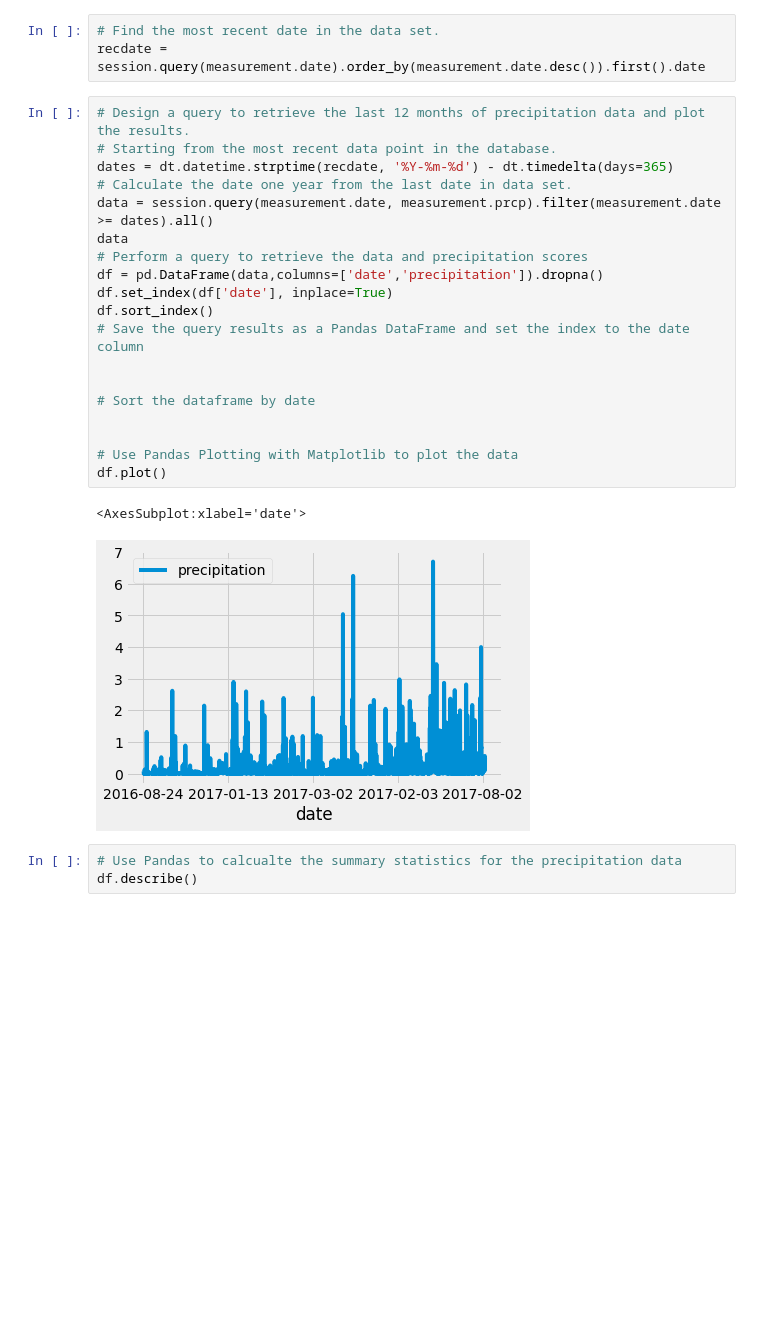
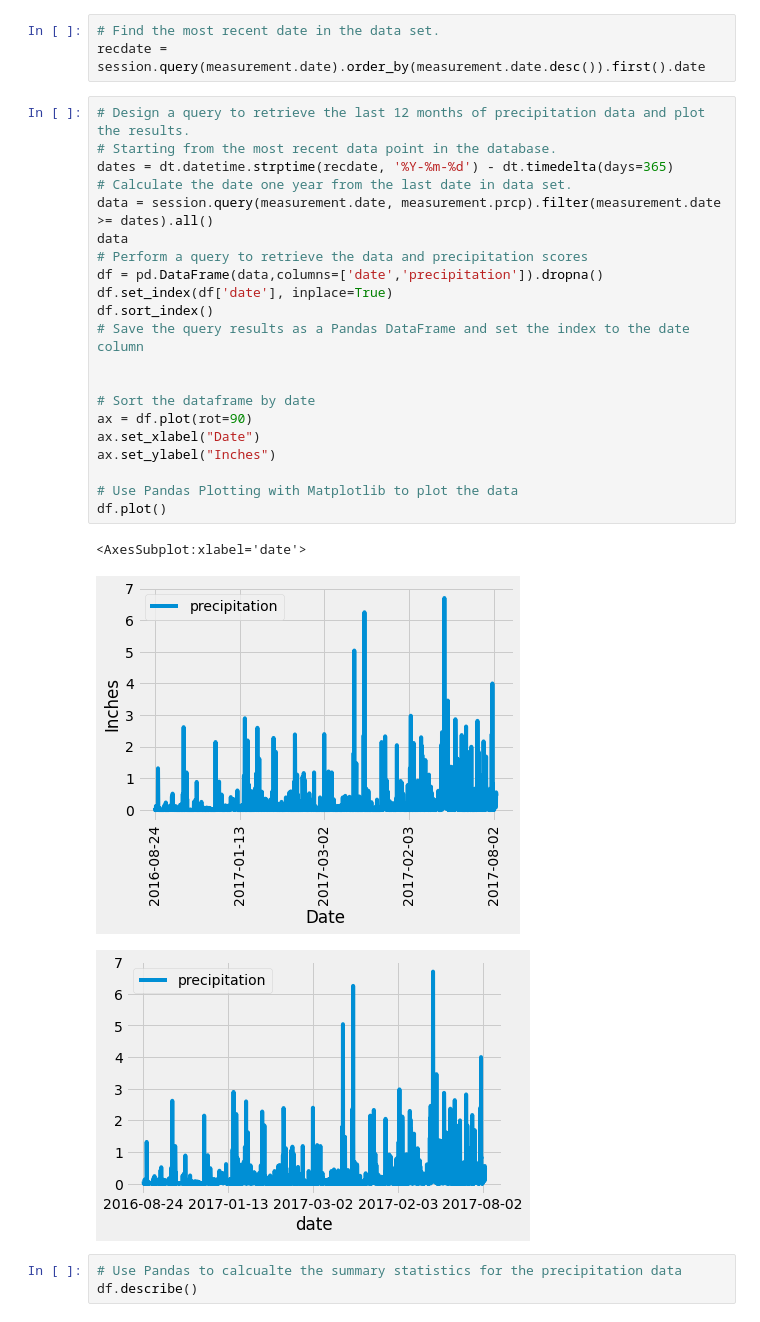
Before and after one commit to rasemanb/sqlalchemy-challenge, a Jupyter notebook: Instructions/climate_starter.ipynb, the cells around one changed output. Drawn from its saved outputs; the diff is of its cells as text; blank space fills up the shorter version.

```diff
--- a/Instructions/climate_starter.ipynb
+++ b/Instructions/climate_starter.ipynb
@@ -41,25 +41,28 @@ recdate = session.query(measurement.date).order_by(measurement.date.desc()).firs
 # %%
 # Design a query to retrieve the last 12 months of precipitation data and plot the results.
 # Starting from the most recent data point in the database.
 dates = dt.datetime.strptime(recdate, '%Y-%m-%d') - dt.timedelta(days=365)
 # Calculate the date one year from the last date in data set.
 data = session.query(measurement.date, measurement.prcp).filter(measurement.date >= dates).all()
 data
 # Perform a query to retrieve the data and precipitation scores
 df = pd.DataFrame(data,columns=['date','precipitation']).dropna()
 df.set_index(df['date'], inplace=True)
 df.sort_index()
 # Save the query results as a Pandas DataFrame and set the index to the date column
 
 
 # Sort the dataframe by date
-
+ax = df.plot(rot=90)
+ax.set_xlabel("Date")
+ax.set_ylabel("Inches")
 
 # Use Pandas Plotting with Matplotlib to plot the data
 df.plot()
 # %% [output]
 <AxesSubplot:xlabel='date'>
-[figure, old version]
+[figure, new version]
+[figure, added]
 # %%
 # Use Pandas to calcualte the summary statistics for the precipitation data
 df.describe()
```
